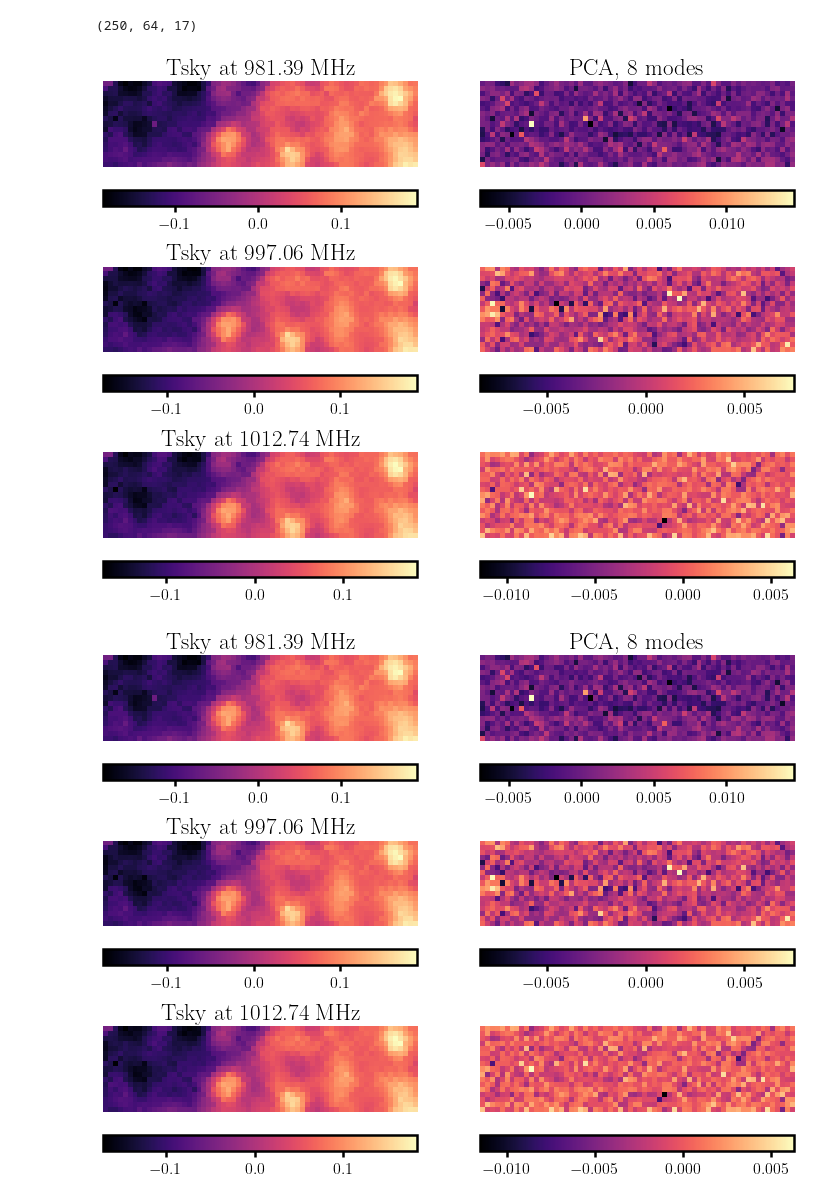
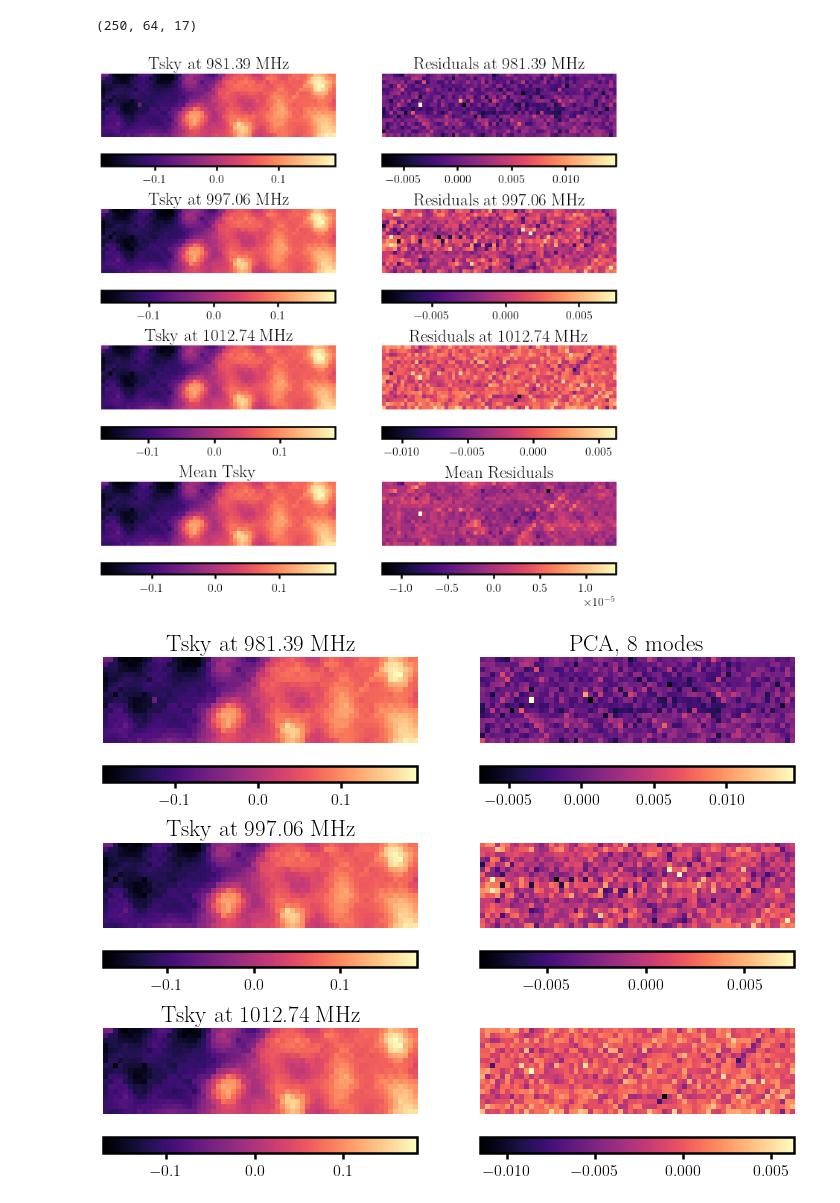
Before and after one commit to graciemcgill/ForegroundCleaningWithPCA, a Jupyter notebook: PCA_FOR_MEERKAT_DATA.ipynb, the cells around one changed output. Saved outputs shown, nothing was run; the diff lists cells and outputs as text; code cells hidden in the pictures.

```diff
--- a/PCA_FOR_MEERKAT_DATA.ipynb
+++ b/PCA_FOR_MEERKAT_DATA.ipynb
@@ -110,36 +110,48 @@ AA,S = PCA.PCA(dTsky,BB)
 N_chosen = 8
 
 A_tmp   =  np.copy(AA[:,:N_chosen])
 
 fg_tmp = PCA.fg_est(dTsky,N_chosen)
 res_tmp = PCA.clean(Tsky_shaped,fg_tmp)
 res_tmp = PCA.shaping(res_tmp)
 
 del A_tmp
 
-fig, axes = plt.subplots(3, 2, figsize=(12, 9))
+fig, axes = plt.subplots(4, 2, figsize=(12, 12))
 
 
 i=0
 for ax,jj in zip(axes.flat,[50,125,200]):
 
     im = axes[i,0].imshow(Tsky[jj].T,origin='lower',extent=extent)
     axes[i,0].set(title=f'Tsky at {np.round(nu_ch[jj],2)} MHz')
     plt.colorbar(im,ax=axes[i,0],orientation='horizontal');
 
     im = axes[i,1].imshow(res_tmp[jj].T,origin='lower',extent=extent)
+    axes[i,1].set(title=f'Residuals at {np.round(nu_ch[jj],2)} MHz')
     plt.colorbar(im,ax=axes[i,1],orientation='horizontal');
 
     for k in range(2):
         axes[i,k].axis('off')
 
     i+=1
 
+im = axes[3,0].imshow(np.mean(Tsky,0).T,origin='lower',extent=extent)
+axes[3,0].set(title=f'Mean Tsky')
+plt.colorbar(im,ax=axes[3,0],orientation='horizontal');
 
-axes[0,1].set(title=f'PCA, {N_chosen} modes');
+im = axes[3,1].imshow(np.mean(res_tmp,0).T,origin='lower',extent=extent)
+axes[3,1].set(title=f'Mean Residuals')
+plt.colorbar(im,ax=axes[3,1],orientation='horizontal');
+
+for k in range(2):
+    axes[3,k].axis('off')
+
+
+#axes[0,1].set(title=f'PCA, {N_chosen} modes');
 #fig.savefig('plots/meerkat-pca-cleaning.png')
 # %% [output]
-[figure, old version]
+[figure, new version]
 # %%
 ### PCA using BSS functions
 A_pca = BSS.PCA_func(Tsky,30)
```
